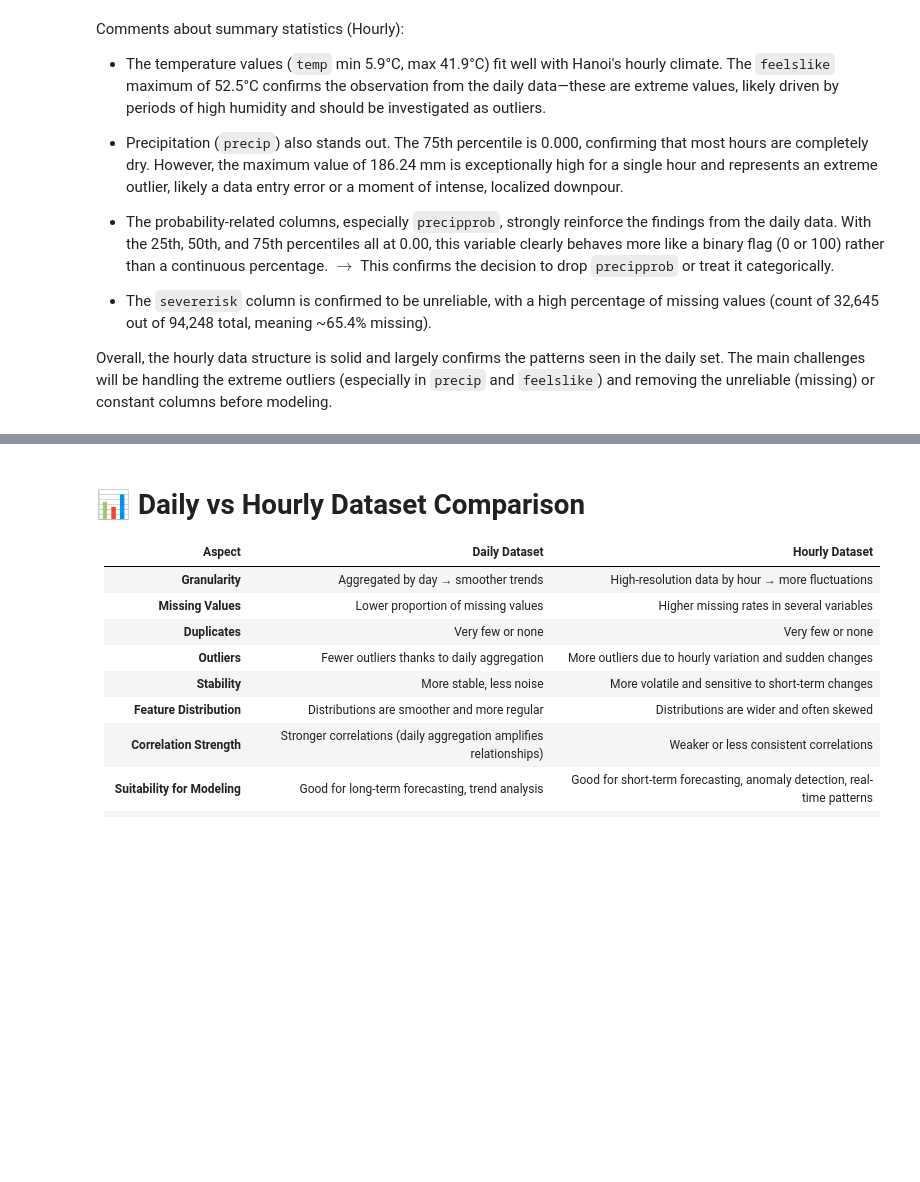
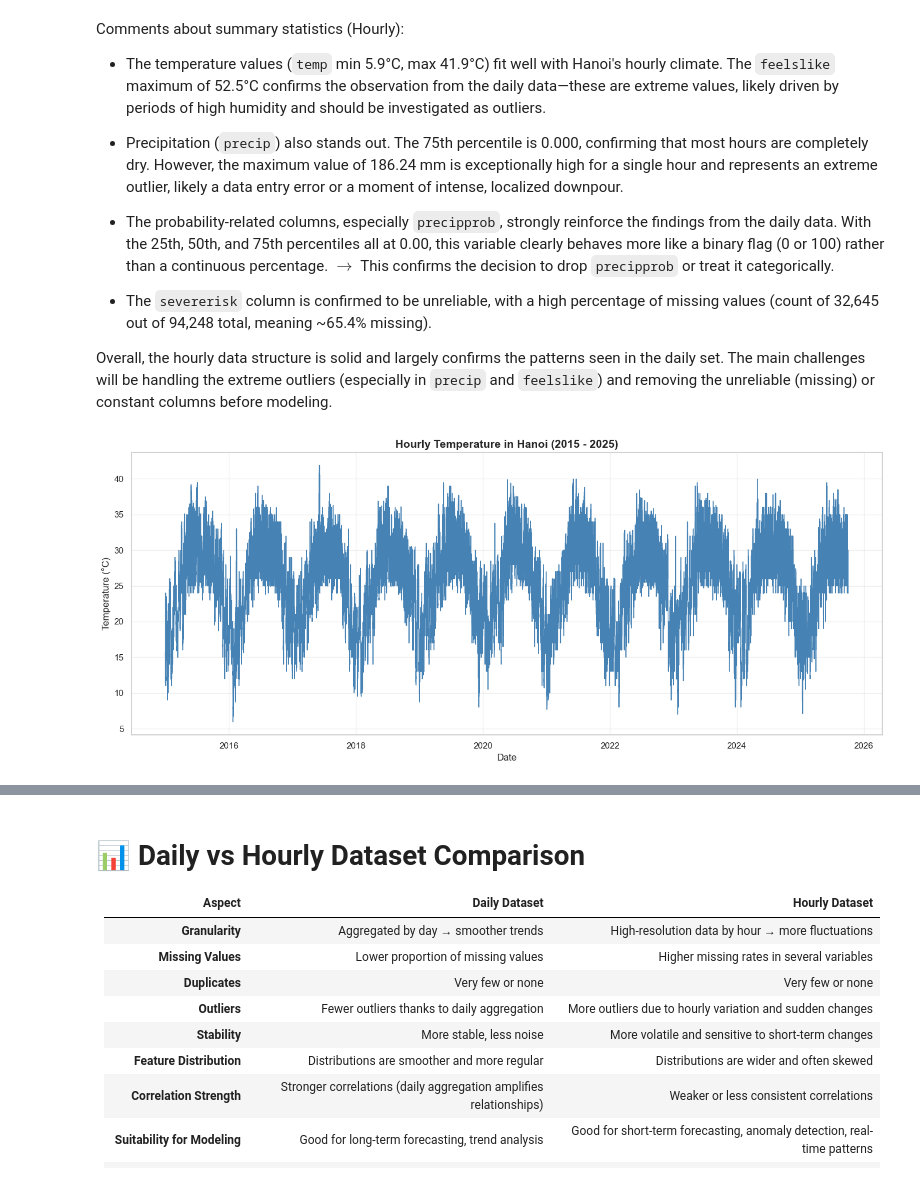
Before and after one commit to tungvoi38/Machine_Learning_Group_3, a Jupyter notebook: temperature_prediction_Hanoi/notebooks/01-data_understanding.ipynb, the cells around one changed output, grey strips where cells are left out. Drawn from its saved outputs; the diff is of its cells as text; code cells hidden in the pictures; blank space fills up the shorter version.

```diff
--- a/temperature_prediction_Hanoi/notebooks/01-data_understanding.ipynb
+++ b/temperature_prediction_Hanoi/notebooks/01-data_understanding.ipynb
@@ -1073,3 +1073,19 @@ Comments about summary statistics (Hourly):
 - The `severerisk` column is confirmed to be unreliable, with a high percentage of missing values (count of 32,645 out of 94,248 total, meaning ~65.4% missing).
 
 Overall, the hourly data structure is solid and largely confirms the patterns seen in the daily set. The main challenges will be handling the extreme outliers (especially in `precip` and `feelslike`) and removing the unreliable (missing) or constant columns before modeling.
+# %%
+# Plot a line chart for the 'temp' column (target variable)
+plt.figure(figsize=(14, 6))
+plt.plot(df_hourly['datetime'], df_hourly['temp'], color='steelblue', linewidth=1)
+
+# Customize display
+plt.title("Hourly Temperature in Hanoi (2015 - 2025)", fontsize=14, fontweight='bold')
+plt.xlabel("Date", fontsize=12)
+plt.ylabel("Temperature (°C)", fontsize=12)
+plt.grid(alpha=0.3)
+plt.tight_layout()
+
+# Do not display legend
+plt.show()
+# %% [output]
+[figure, added]
```
Also changed, not shown: parts of 2 cells of this notebook, 1 other file.
